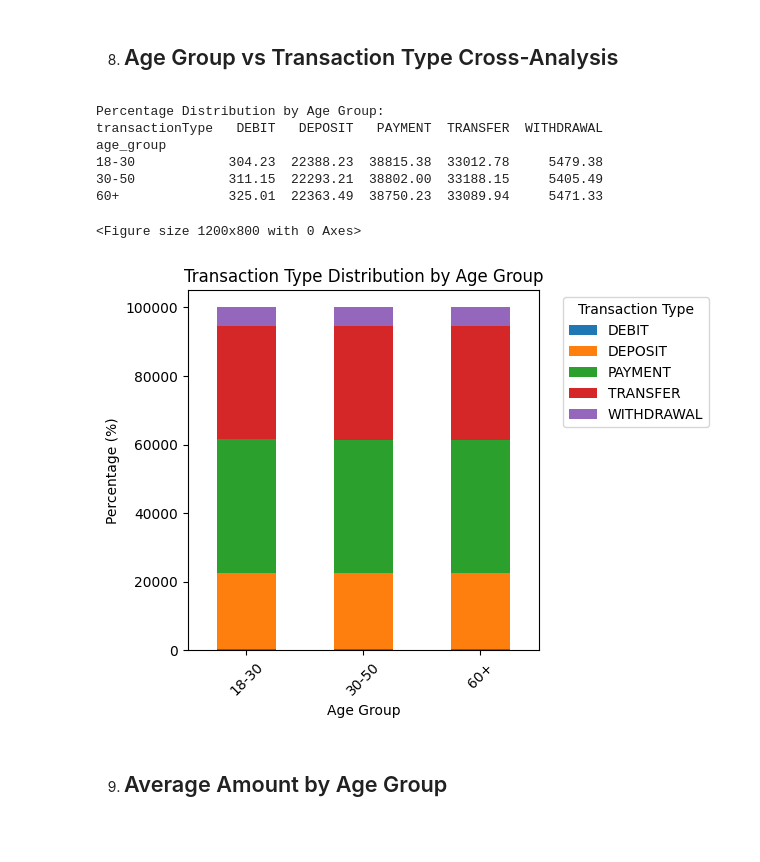
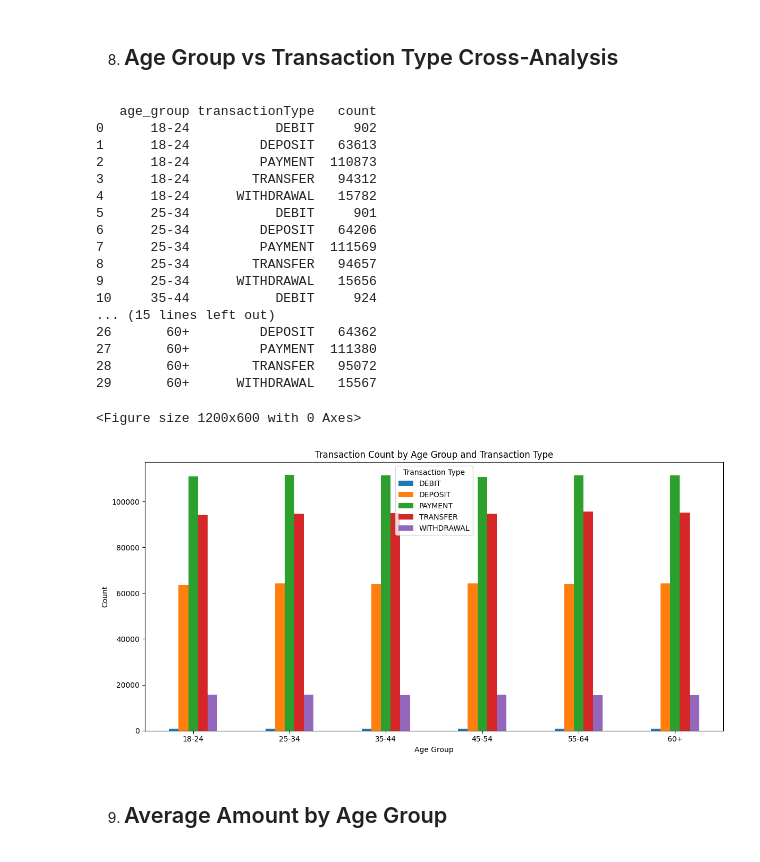
Before and after one commit to Qwodjo/Ghana-mobile-money-insights, a Jupyter notebook: notebooks/EDA_analysis.ipynb, the cells around one changed output. Cells and saved outputs as stored; diff of their text form; code cells hidden in the pictures.

```diff
--- a/notebooks/EDA_analysis.ipynb
+++ b/notebooks/EDA_analysis.ipynb
@@ -10,7 +10,7 @@ import seaborn as sns
 # %% [markdown]
 ## 2. Load Cleaned Dataset
 # %%
-EDA=pd.read_csv(r"C:\Users\JB\OneDrive\Desktop\Real_clean_data.csv")
+EDA=pd.read_csv(r"C:\Users\JB\OneDrive\Desktop\Joseph_clean_data.csv")
 # %% [markdown]
 ## 3. Dataset Overview
 # %%
@@ -417,35 +282,55 @@ Amount Statistics by Transaction Type:
 # %% [markdown]
 8. ## Age Group vs Transaction Type Cross-Analysis
 # %%
-def analyze_age_transaction_cross(df):
-    # Cross-tabulation
-    cross_tab = pd.crosstab(df['age_group'], df['transactionType'], normalize='index') * 100000
-    print("Percentage Distribution by Age Group:")
-    print(cross_tab.round(2))
 
-    # Plot
-    plt.figure(figsize=(12, 8))
-    cross_tab.plot(kind='bar', stacked=True)
-    plt.title('Transaction Type Distribution by Age Group')
-    plt.xlabel('Age Group')
-    plt.ylabel('Percentage (%)')
-    plt.legend(title='Transaction Type', bbox_to_anchor=(1.05, 1))
-    plt.xticks(rotation=45)
-    plt.tight_layout()
-    plt.show()
+# --- 1. GROUP AGE GROUP WITH TRANSACTION TYPE ---
+age_tx_summary = (
+    EDA.groupby(["age_group", "transactionType"])
+    .size()
+    .reset_index(name="count")
+)
 
-    return cross_tab
+print(age_tx_summary)
 
-age_transaction_cross = analyze_age_transaction_cross(EDA)
+# --- 2. PLOT (BAR CHART) ---
+plt.figure(figsize=(12, 6))
+
+# Pivot so each transaction type becomes a column
+pivot_table = age_tx_summary.pivot(
+    index="age_group",
+    columns="transactionType",
+    values="count"
+).fillna(0)
+
+pivot_table.plot(kind="bar", figsize=(12, 6))
+
+plt.title("Transaction Count by Age Group and Transaction Type")
+plt.xlabel("Age Group")
+plt.ylabel("Count")
+plt.xticks(rotation=0)
+plt.legend(title="Transaction Type")
+plt.tight_layout()
+plt.show()
 # %% [output]
-Percentage Distribution by Age Group:
-transactionType   DEBIT   DEPOSIT   PAYMENT  TRANSFER  WITHDRAWAL
-age_group
-18-30            304.23  22388.23  38815.38  33012.78     5479.38
-30-50            311.15  22293.21  38802.00  33188.15     5405.49
-60+              325.01  22363.49  38750.23  33089.94     5471.33
+   age_group transactionType   count
+0      18-24           DEBIT     902
+1      18-24         DEPOSIT   63613
+2      18-24         PAYMENT  110873
+3      18-24        TRANSFER   94312
+4      18-24      WITHDRAWAL   15782
+5      25-34           DEBIT     901
+6      25-34         DEPOSIT   64206
+7      25-34         PAYMENT  111569
+8      25-34        TRANSFER   94657
+9      25-34      WITHDRAWAL   15656
+10     35-44           DEBIT     924
+... (15 lines left out)
+26       60+         DEPOSIT   64362
+27       60+         PAYMENT  111380
+28       60+        TRANSFER   95072
+29       60+      WITHDRAWAL   15567
-<Figure size 1200x800 with 0 Axes>
+<Figure size 1200x600 with 0 Axes>
-[figure, old version]
+[figure, new version]
 # %% [markdown]
 9. ## Average Amount by Age Group
 # %%
```
Also changed, not shown: parts of 8 cells of this notebook, 2 other files.
